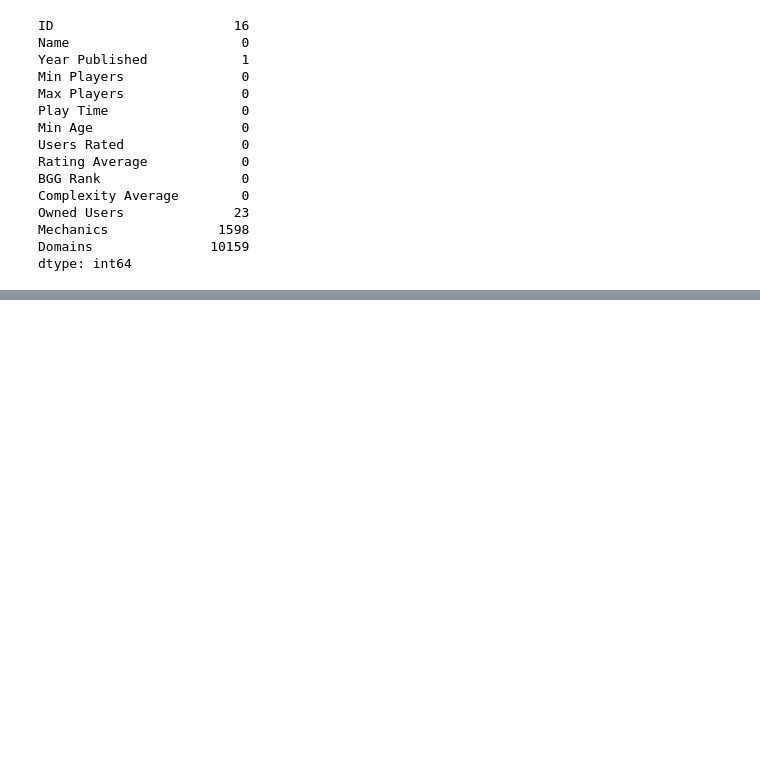
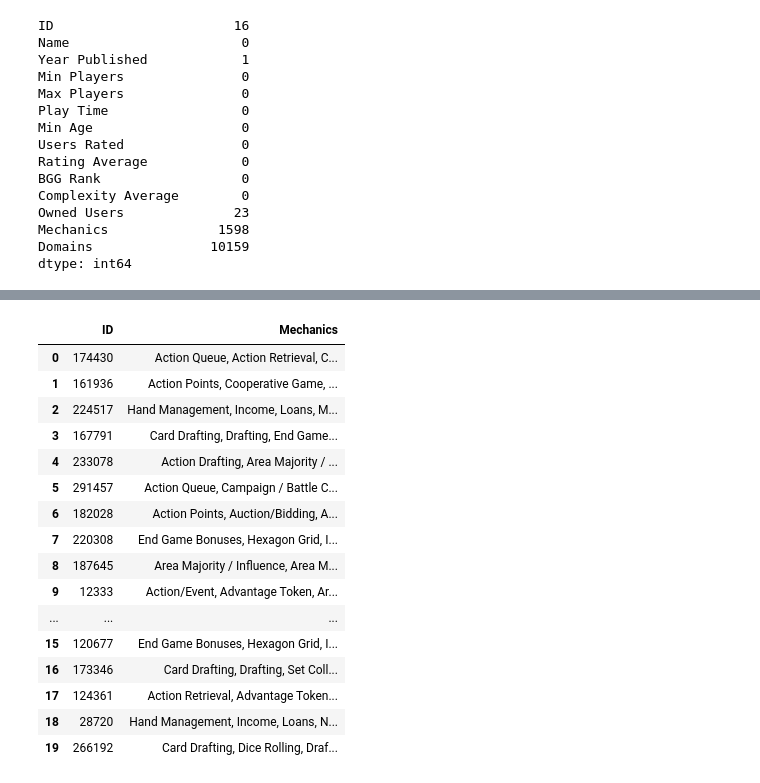
Before and after one commit to aleena-le-mt/Laureena, a Jupyter notebook: Sheena-DBCleanup.ipynb, the cells around one changed output, grey strips where cells are left out. Saved outputs shown, nothing was run; the diff lists cells and outputs as text; code cells hidden in the pictures; blank space fills up the shorter version.

```diff
--- a/Sheena-DBCleanup.ipynb
+++ b/Sheena-DBCleanup.ipynb
@@ -101,0 +171,22 @@ games.head()
+# %%
+# Create a demo mechanics DataFrame to test DB import
+mechanics_demo = mechanics.head(20)
+mechanics_demo
+# %% [output]
+|  | ID | Mechanics |
+| 0 | 174430 | Action Queue, Action Retrieval, C... |
+| 1 | 161936 | Action Points, Cooperative Game, ... |
+| 2 | 224517 | Hand Management, Income, Loans, M... |
+| 3 | 167791 | Card Drafting, Drafting, End Game... |
+| 4 | 233078 | Action Drafting, Area Majority / ... |
+| 5 | 291457 | Action Queue, Campaign / Battle C... |
+| 6 | 182028 | Action Points, Auction/Bidding, A... |
+| 7 | 220308 | End Game Bonuses, Hexagon Grid, I... |
+| 8 | 187645 | Area Majority / Influence, Area M... |
+| 9 | 12333 | Action/Event, Advantage Token, Ar... |
+| ... | ... | ... |
+| 15 | 120677 | End Game Bonuses, Hexagon Grid, I... |
+| 16 | 173346 | Card Drafting, Drafting, Set Coll... |
+| 17 | 124361 | Action Retrieval, Advantage Token... |
+| 18 | 28720 | Hand Management, Income, Loans, N... |
+| 19 | 266192 | Card Drafting, Dice Rolling, Draf... |
```
Also changed, not shown: parts of 11 cells of this notebook, 5 other files.
